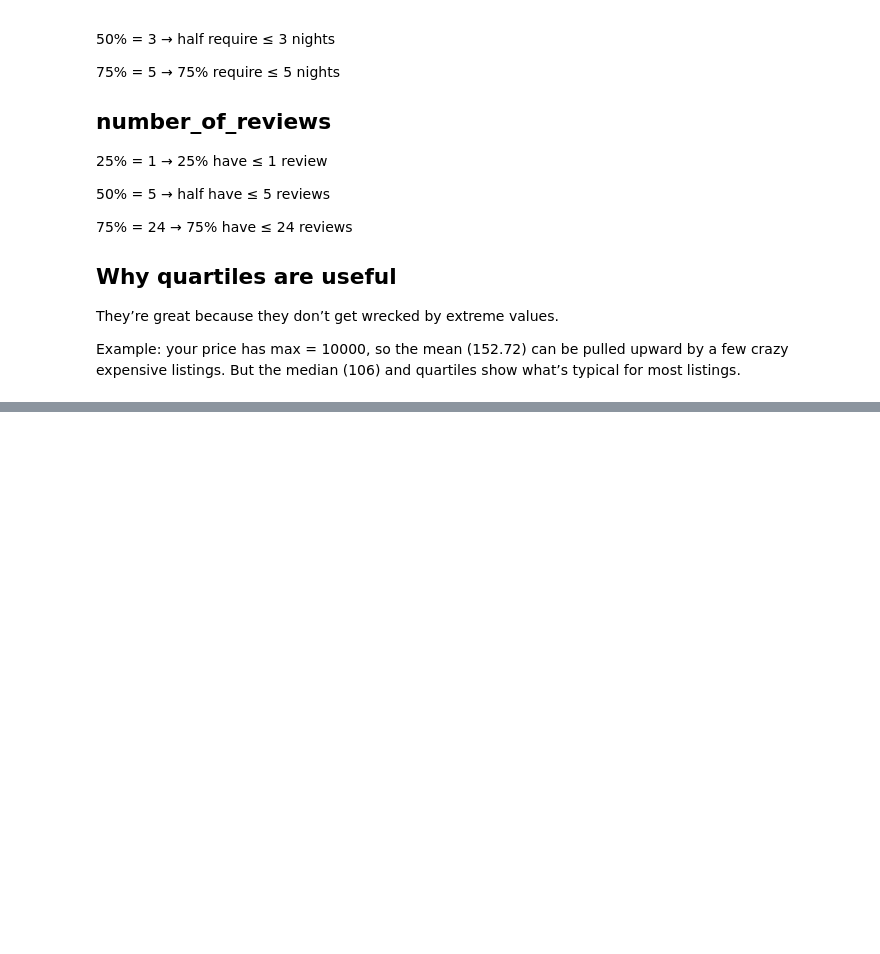
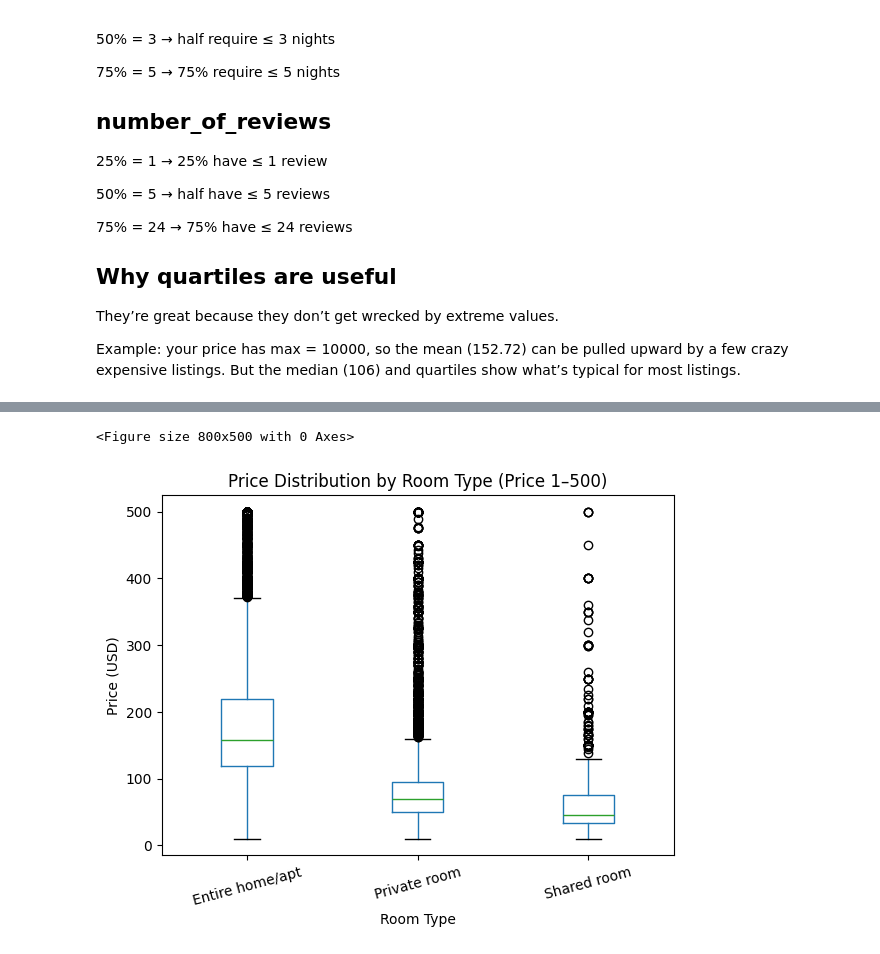
Before and after one commit to mohit716/airbnb-nyc-pandas, a Jupyter notebook: airbnb-nyc-pandas.ipynb, the cells around one changed output, grey strips where cells are left out. Saved outputs shown, nothing was run; the diff lists cells and outputs as text; code cells hidden in the pictures; blank space fills up the shorter version.

Commit message:
feat: implement initial AI-assisted EDA and data visualizations

```diff
--- a/airbnb-nyc-pandas.ipynb
+++ b/airbnb-nyc-pandas.ipynb
@@ -823,0 +954,10 @@ But the median (106) and quartiles show what’s typical for most listings.
+# %%
+import pandas as pd
+
+# If AB_NYC_2019.csv is in the SAME folder as the notebook:
+df = pd.read_csv(r"C:\Users\mohit\Downloads\airbnb-nyc-pandas\data\AB_NYC_2019.csv")
+
+# If you put it inside a data/ folder, use this instead:
+# df = pd.read_csv("data/AB_NYC_2019.csv")
+
+df.head()
@@ -823,0 +1052,18 @@ But the median (106) and quartiles show what’s typical for most listings.
+# %%
+# 1) Price by Room Type (boxplot)
+# Price by Room Type (Boxplot)
+# Note: boxplots can get ugly with extreme outliers, so we filter to a reasonable range first.
+
+df_price = df[df["price"].between(1, 500)]  # simple outlier cut (edit later if you want)
+
+plt.figure(figsize=(8, 5))
+df_price.boxplot(column="price", by="room_type", grid=False)
+plt.title("Price Distribution by Room Type (Price 1–500)")
+plt.suptitle("")  # removes the automatic pandas title line
+plt.xlabel("Room Type")
+plt.ylabel("Price (USD)")
+plt.xticks(rotation=15)
+plt.show()
+# %% [output]
+<Figure size 800x500 with 0 Axes>
+[figure, added]
```
Also changed, not shown: parts of 24 cells of this notebook.
